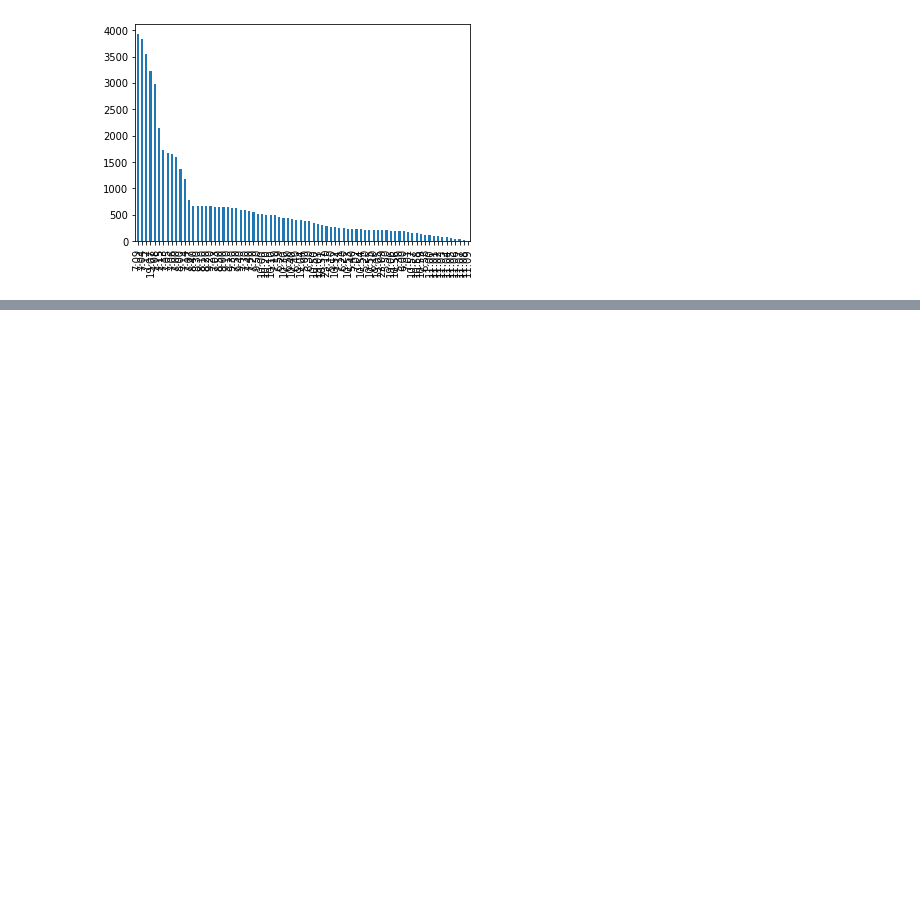
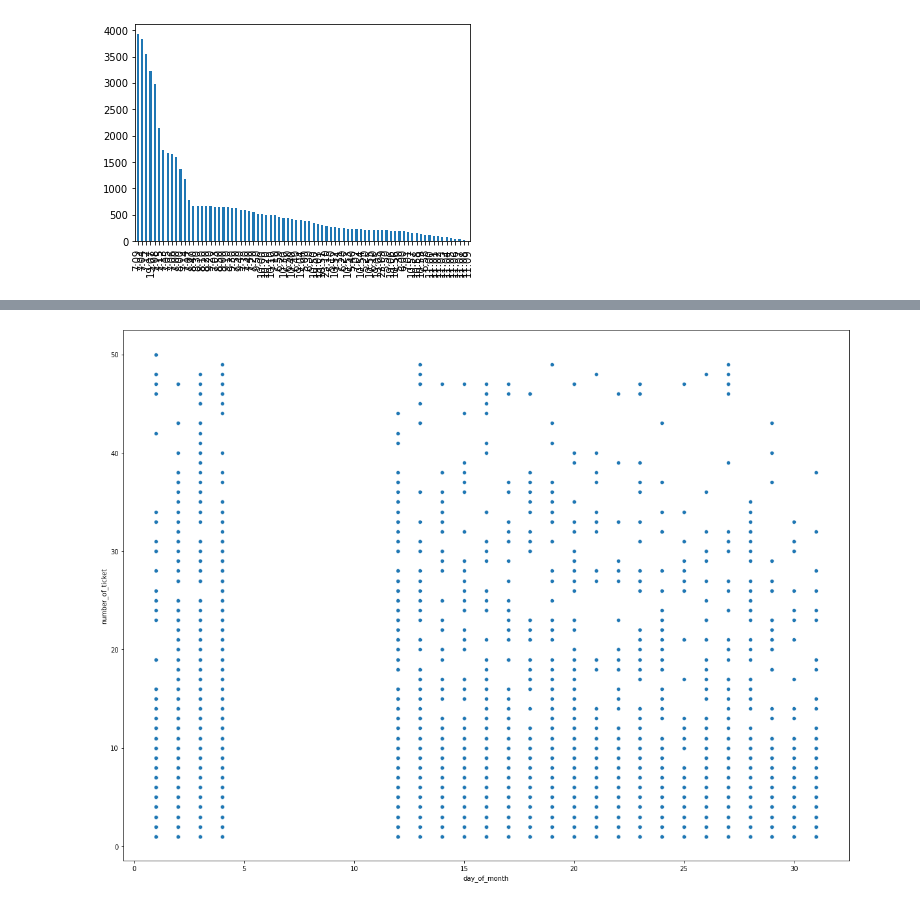
Before and after one commit to Yashwati-patel/Transport_Demand_Prediction, a Jupyter notebook: Final_Notebook_of_Transport_Demand_Prediction.ipynb, the cells around one changed output, grey strips where cells are left out. Cells and saved outputs as stored; diff of their text form; code cells hidden in the pictures; blank space fills up the shorter version.

```diff
--- a/Final_Notebook_of_Transport_Demand_Prediction.ipynb
+++ b/Final_Notebook_of_Transport_Demand_Prediction.ipynb
@@ -202,0 +282,3 @@ plt.show()
+# %%
+# make a new feature called Date.
+dataset['date']=dataset['travel_date']+" "+dataset['travel_time']
@@ -202,0 +314,6 @@ plt.show()
+# %%
+plt.figure(figsize=(20, 15))
+
+sp = sns.scatterplot(x='day_of_month', y="number_of_ticket", data=dataset)
+# %% [output]
+[figure, added]
```
Also changed, not shown: parts of 26 cells of this notebook.
